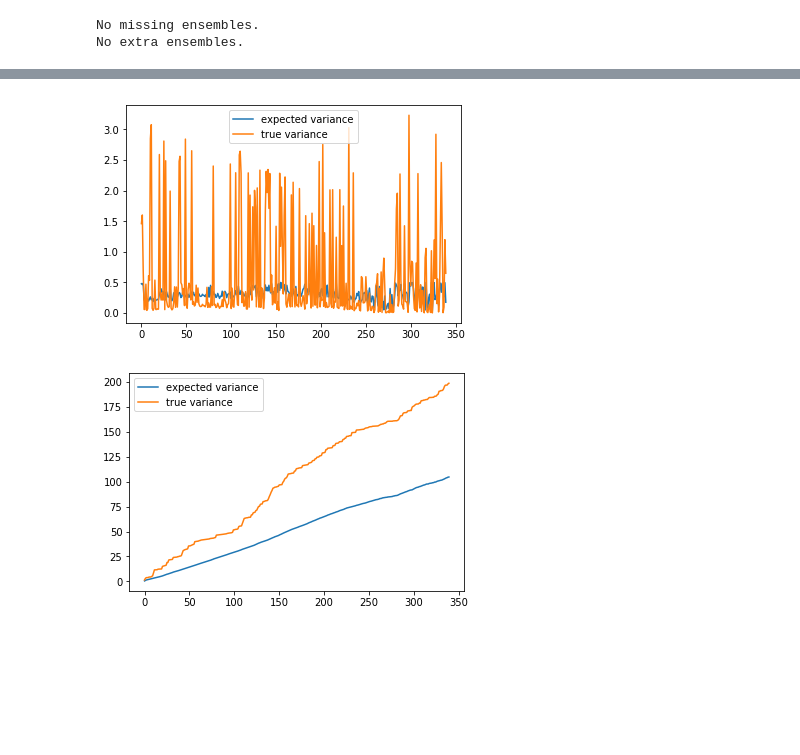
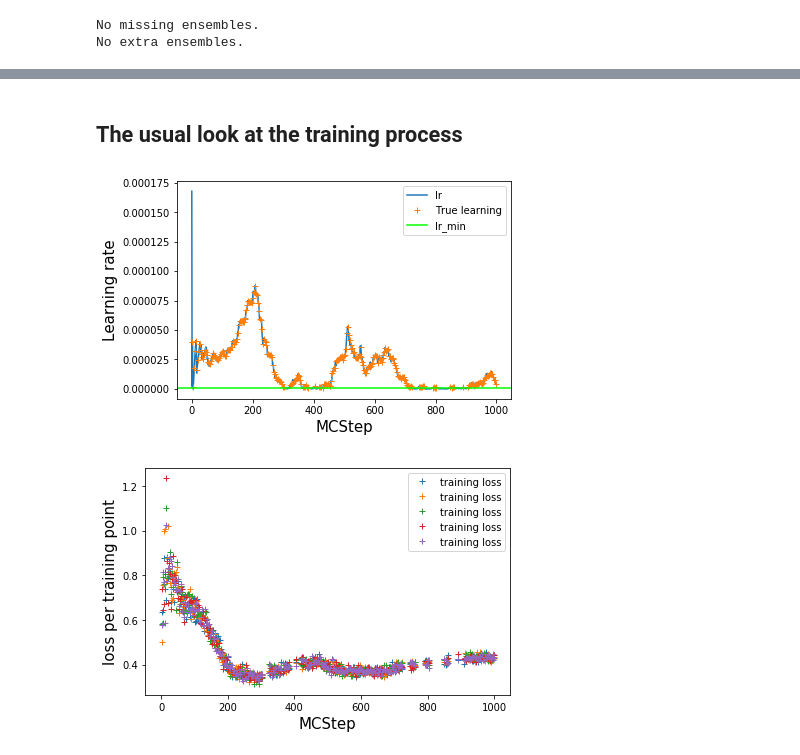
Before and after one commit to bio-phys/aimmd, a Jupyter notebook: examples/LiCl_single_ion_dissociation/1_keras_SNN.ipynb, the cells around one changed output, grey strips where cells are left out. Saved outputs shown, nothing was run; the diff lists cells and outputs as text; code cells hidden in the pictures; blank space fills up the shorter version.

```diff
--- a/examples/LiCl_single_ion_dissociation/1_keras_SNN.ipynb
+++ b/examples/LiCl_single_ion_dissociation/1_keras_SNN.ipynb
@@ -284,13 +235,39 @@ plt.legend();
-# %%
-plt.plot(2.*p_ex[:,0]*(1.- p_ex[:,0]), label='expected variance')
-plt.plot((2.*p_ex[:,0] - trainset.shot_results[:,1])**2, label='true variance')
-plt.legend();
-# %% [output]
-[figure, removed]
-# %%
-plt.plot(np.cumsum(2.*p_ex[:,0]*(1.- p_ex[:,0])), label='expected variance')
-plt.plot(np.cumsum((2.*p_ex[:,0] - trainset.shot_results[:,1])**2), label='true variance')
-plt.legend();
-# %% [output]
-[figure, removed]
+# %% [markdown]
+## The usual look at the training process
+# %%
+# lets have a look at the value of the learning rate over the course of training
+# note however, that we did not train at every step, but just at every interval MCsteps
+log_train = np.array(model.log_train_decision)
+lr = log_train[:,1]
+plt.plot(lr, label='lr')
+# see where we really trained: everywhere where train=True
+# set lr_true to NaN anywhere where we did not train to have a nice plot
+lr_true = lr
+lr_true[log_train[:,0] == False] = np.nan
+plt.plot(lr_true, '+', label='True learning')
+# lr_min as a guide to the eye
+plt.axhline(model.ee_params['lr_min'], label='lr_min', color='lime')
+plt.legend()
+plt.xlabel('MCStep', size=15);
+plt.ylabel('Learning rate', size=15);
+# %% [output]
+[figure, added]
+# %%
+# resort such that we have a loss value per MCStep, NaN if we did not train at that step
+train_loss = []
+count = 0
+for t in log_train[:, 0]:
+    if t:
+        train_loss.append(model.log_train_loss[count])
+        count += 1
+    else:
+        train_loss.append([np.nan for _ in range(model.ee_params['epochs_per_train'])])
+
+plt.plot(train_loss, '+', label='training loss')
+plt.legend();
+plt.ylabel('loss per training point', size=15)
+plt.xlabel('MCStep', size=15)
+plt.tight_layout()
+# %% [output]
+[figure, added]
 # %%
```
Also changed, not shown: parts of 44 cells of this notebook, 1 other file.
